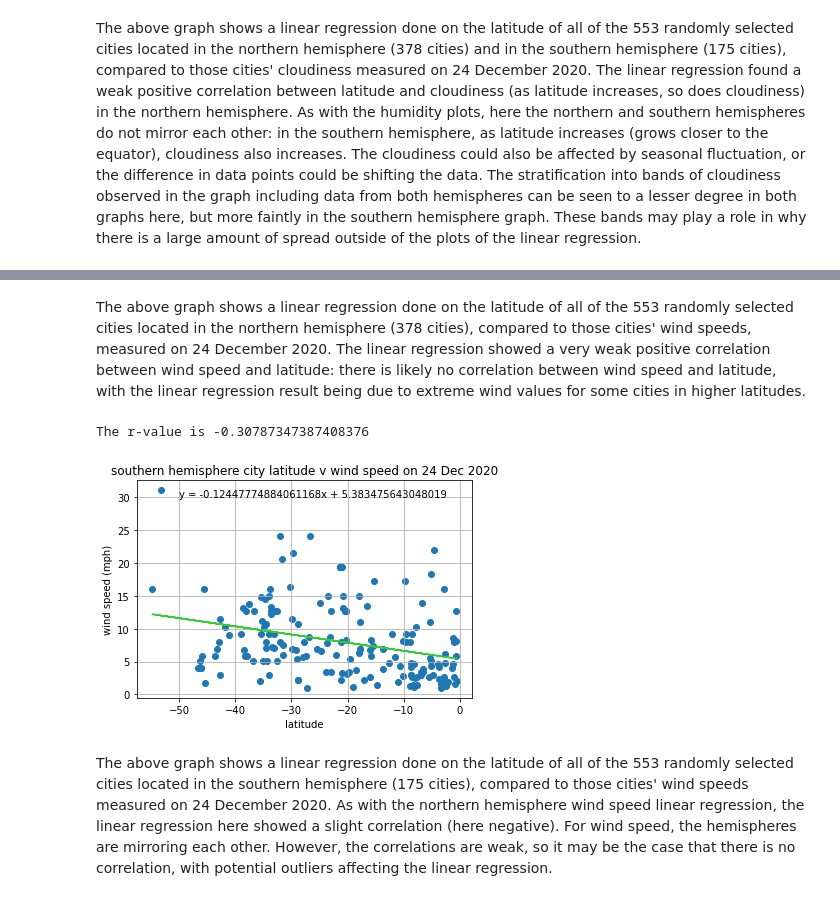
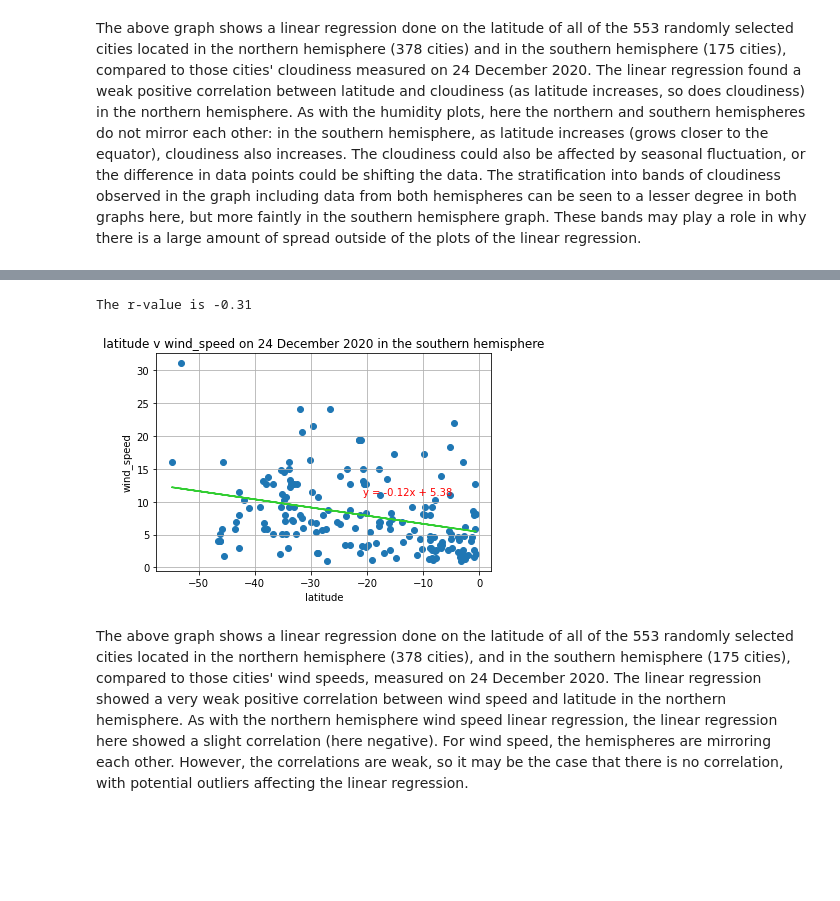
Before and after one commit to sarahDH615/python-api-challenge, a Jupyter notebook: weatherpy/weatherpy.ipynb, the cells around one changed output, grey strips where cells are left out. Drawn from its saved outputs; the diff is of its cells as text; code cells hidden in the pictures; blank space fills up the shorter version.

```diff
--- a/weatherpy/weatherpy.ipynb
+++ b/weatherpy/weatherpy.ipynb
@@ -358,24 +344,8 @@ The r-value is 0.17322791065298604
+# %%
+#scatter for southern hemisphere wind speed v. lat
+scatter_linreg(southern_hemi_data_df['lat'], southern_hemi_data_df['wind_speed'], 'latitude', 'wind_speed', '24 December 2020', 'southern')
+# %% [output]
+The r-value is -0.31
+[figure, added]
 # %% [markdown]
-The above graph shows a linear regression done on the latitude of all of the 553 randomly selected cities located in the northern hemisphere (378 cities), compared to those cities' wind speeds, measured on 24 December 2020. The linear regression showed a very weak positive correlation between wind speed and latitude: there is likely no correlation between wind speed and latitude, with the linear regression result being due to extreme wind values for some cities in higher latitudes.
+The above graph shows a linear regression done on the latitude of all of the 553 randomly selected cities located in the northern hemisphere (378 cities), and in the southern hemisphere (175 cities), compared to those cities' wind speeds, measured on 24 December 2020. The linear regression showed a very weak positive correlation between wind speed and latitude in the northern hemisphere. As with the northern hemisphere wind speed linear regression, the linear regression here showed a slight correlation (here negative). For wind speed, the hemispheres are mirroring each other. However, the correlations are weak, so it may be the case that there is no correlation, with potential outliers affecting the linear regression.
-# %%
-#scatter for southern hemisphere wind speed v. lat
-x_axis4b = southern_hemi_data_df['lat']
-y_axis4b = southern_hemi_data_df['wind_speed']
-(slope, intercept, rval, pval, stderr) = linregress(x_axis4b, y_axis4b)
-print(f'The r-value is {rval}')
-show_eq = f'y = {slope}x + {intercept}'
-y_linreg4b = (slope * x_axis4b) + intercept
-plt.title('southern hemisphere city latitude v wind speed on 24 Dec 2020')
-plt.xlabel('latitude')
-plt.ylabel('wind speed (mph)')
-plt.grid()
-plt.scatter(x_axis4b, y_axis4b)
-plt.plot(x_axis4b, y_linreg4b, color='limegreen')
-plt.annotate(show_eq, (-50, 30))
-plt.savefig('outputs/windLatSouth.png', bbox_inches='tight')
-plt.show()
-# %% [output]
-The r-value is -0.30787347387408376
-[figure, removed]
-# %% [markdown]
-The above graph shows a linear regression done on the latitude of all of the 553 randomly selected cities located in the southern hemisphere (175 cities), compared to those cities' wind speeds measured on 24 December 2020. As with the northern hemisphere wind speed linear regression, the linear regression here showed a slight correlation (here negative). For wind speed, the hemispheres are mirroring each other. However, the correlations are weak, so it may be the case that there is no correlation, with potential outliers affecting the linear regression.
```
Also changed, not shown: parts of 9 cells of this notebook.
